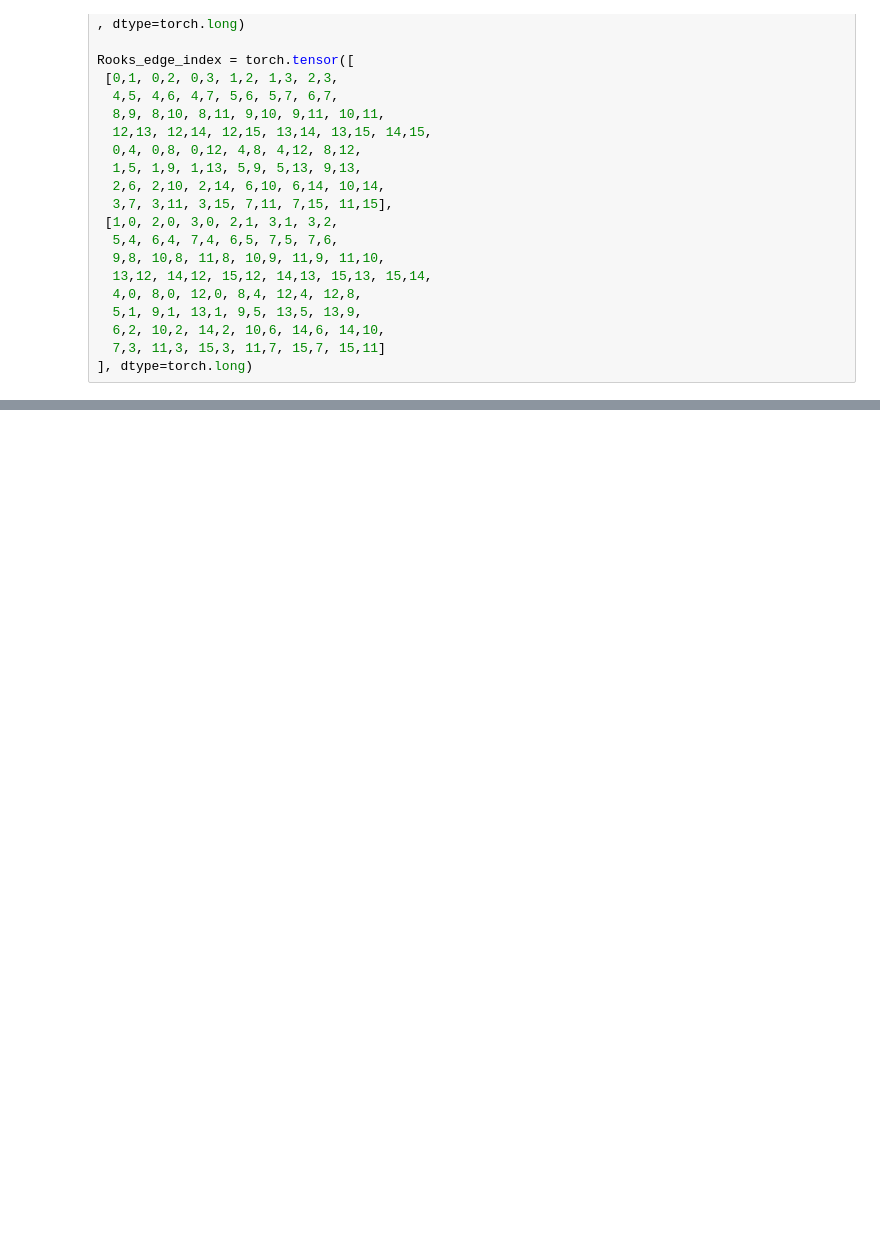
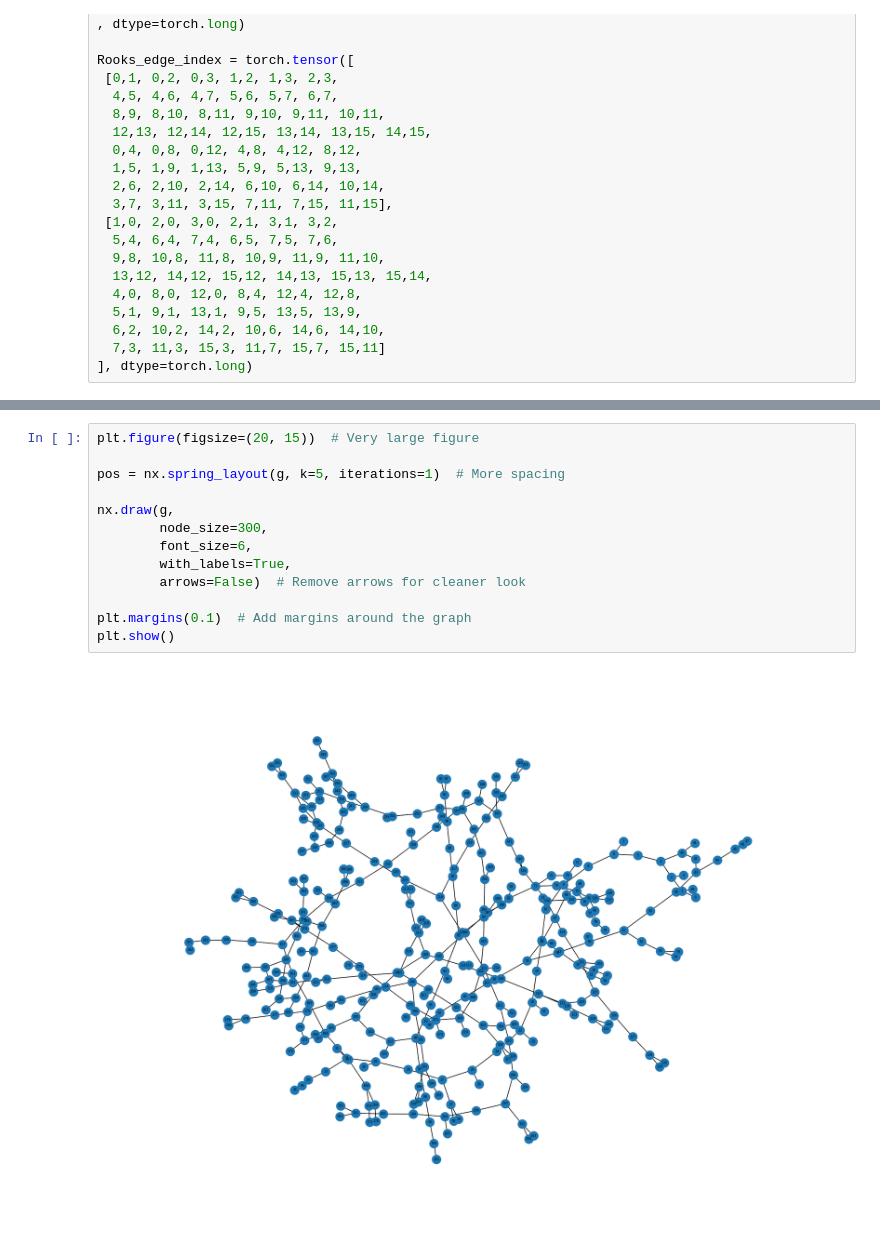
Before and after one commit to AniruddhaMandal/SS-GNN, a Jupyter notebook: notebooks/Subgraphs Visualization.ipynb, the cells around one changed output, grey strips where cells are left out. Cells and saved outputs as stored; diff of their text form; blank space fills up the shorter version.

```diff
--- a/notebooks/Subgraphs Visualization.ipynb
+++ b/notebooks/Subgraphs Visualization.ipynb
@@ -211,0 +230,15 @@ Counter({'c21bcc9c48cc6e1920e71d6d7e04c403': 5,
+# %%
+plt.figure(figsize=(20, 15))  # Very large figure
+
+pos = nx.spring_layout(g, k=5, iterations=1)  # More spacing
+
+nx.draw(g,
+        node_size=300,
+        font_size=6,
+        with_labels=True,
+        arrows=False)  # Remove arrows for cleaner look
+
+plt.margins(0.1)  # Add margins around the graph
+plt.show()
+# %% [output]
+[figure, added]
```
Also changed, not shown: parts of 15 cells of this notebook, 4 other files.
